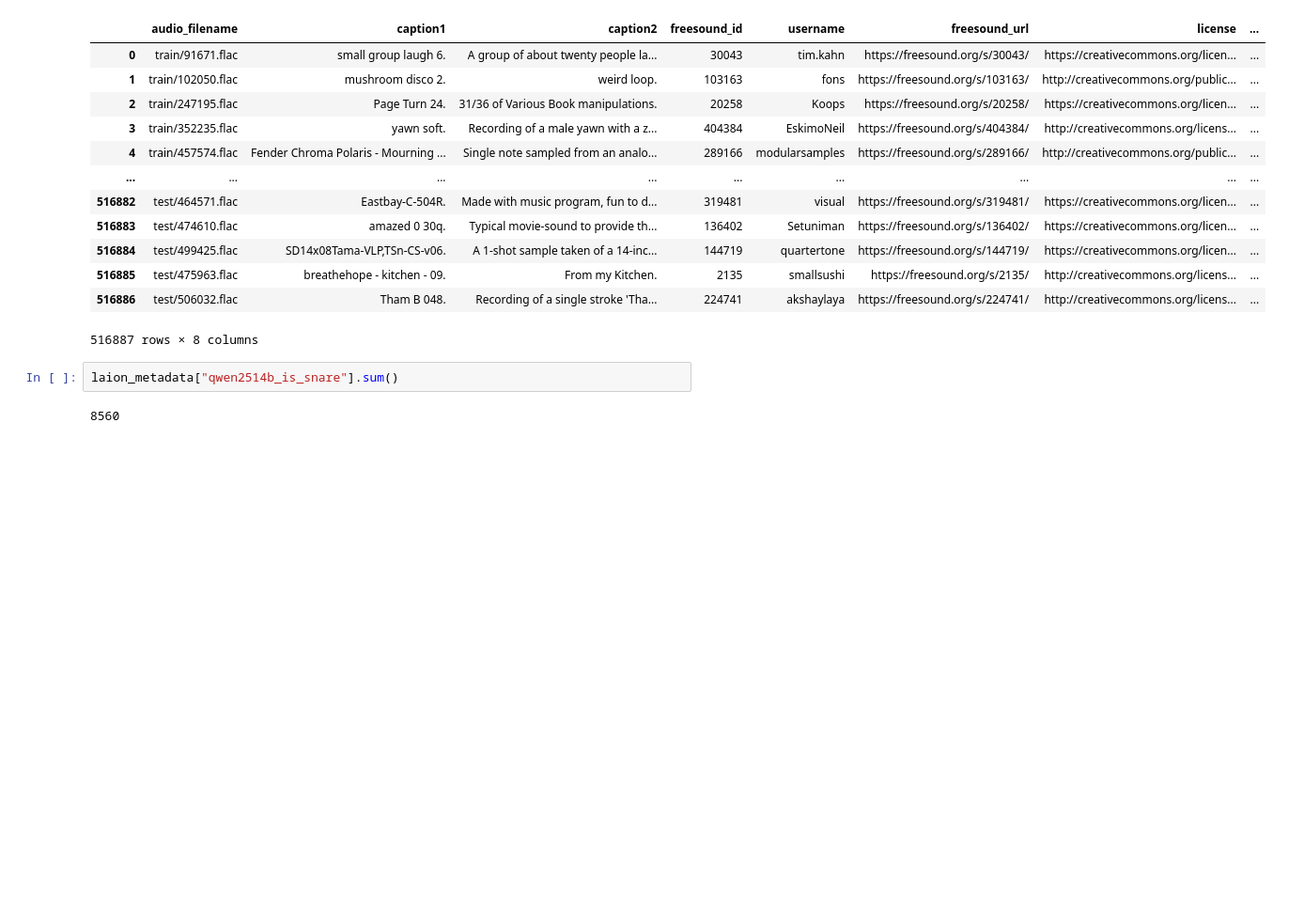
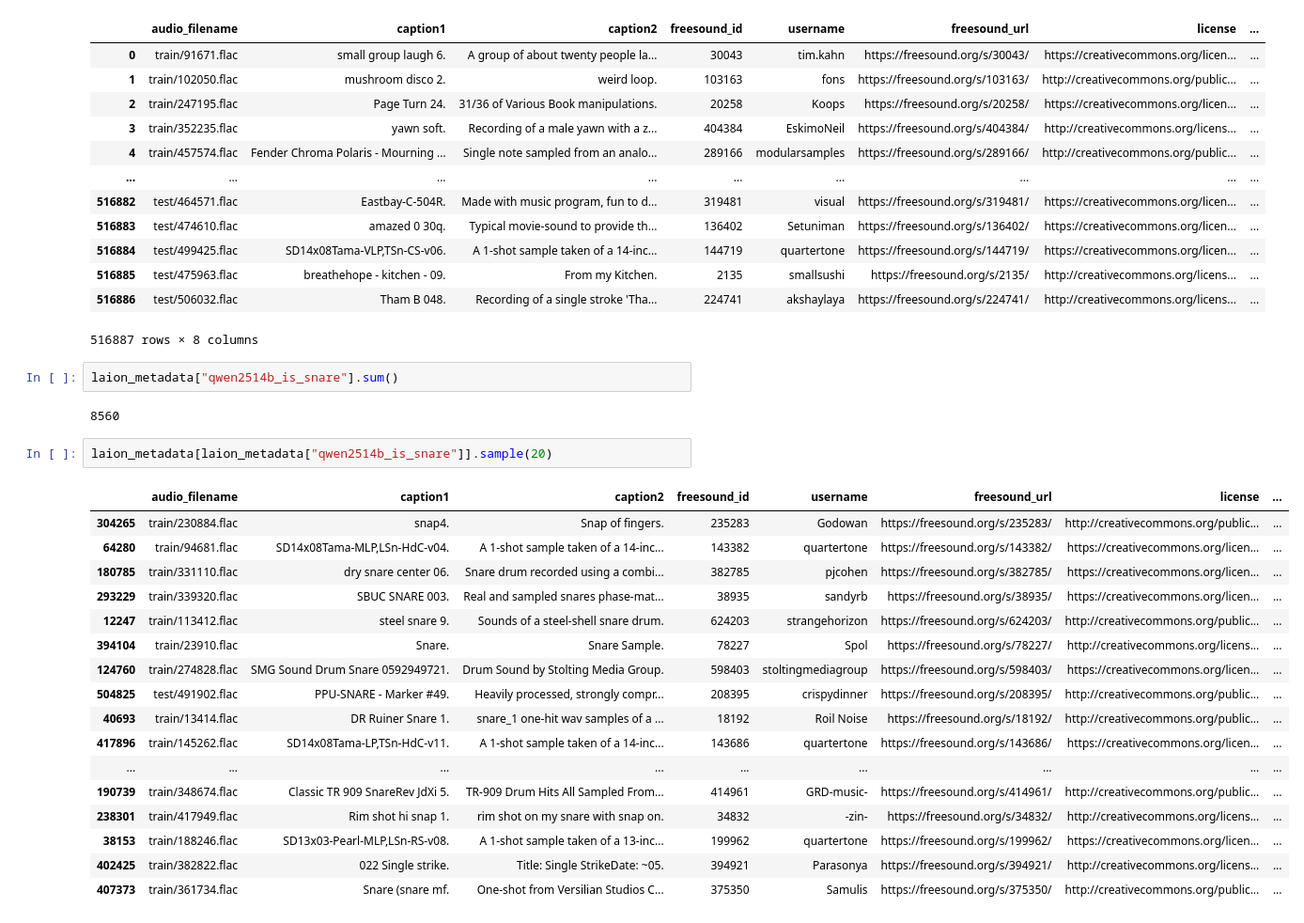
Before and after one commit to dzjkb/mgr2024, a Jupyter notebook: laion630k.ipynb, the cells around one changed output. Shown at 94% size. Saved outputs shown, nothing was run; the diff lists cells and outputs as text; blank space fills up the shorter version.

```diff
--- a/laion630k.ipynb
+++ b/laion630k.ipynb
@@ -208,3 +190,23 @@ laion_metadata
 laion_metadata["qwen2514b_is_snare"].sum()
 # %% [output]
 8560
+# %%
+laion_metadata[laion_metadata["qwen2514b_is_snare"]].sample(20)
+# %% [output]
+|  | audio_filename | caption1 | caption2 | freesound_id | username | freesound_url | license | ... |
+| 304265 | train/230884.flac | snap4. | Snap of fingers. | 235283 | Godowan | https://freesound.org/s/235283/ | http://creativecommons.org/public... | ... |
+| 64280 | train/94681.flac | SD14x08Tama-MLP,LSn-HdC-v04. | A 1-shot sample taken of a 14-inc... | 143382 | quartertone | https://freesound.org/s/143382/ | https://creativecommons.org/licen... | ... |
+| 180785 | train/331110.flac | dry snare center 06. | Snare drum recorded using a combi... | 382785 | pjcohen | https://freesound.org/s/382785/ | https://creativecommons.org/licen... | ... |
+| 293229 | train/339320.flac | SBUC SNARE 003. | Real and sampled snares phase-mat... | 38935 | sandyrb | https://freesound.org/s/38935/ | https://creativecommons.org/licen... | ... |
+| 12247 | train/113412.flac | steel snare 9. | Sounds of a steel-shell snare drum. | 624203 | strangehorizon | https://freesound.org/s/624203/ | http://creativecommons.org/public... | ... |
+| 394104 | train/23910.flac | Snare. | Snare Sample. | 78227 | Spol | https://freesound.org/s/78227/ | http://creativecommons.org/licens... | ... |
+| 124760 | train/274828.flac | SMG Sound Drum Snare 0592949721. | Drum Sound by Stolting Media Group. | 598403 | stoltingmediagroup | https://freesound.org/s/598403/ | https://creativecommons.org/licen... | ... |
+| 504825 | test/491902.flac | PPU-SNARE - Marker #49. | Heavily processed, strongly compr... | 208395 | crispydinner | https://freesound.org/s/208395/ | http://creativecommons.org/public... | ... |
+| 40693 | train/13414.flac | DR Ruiner Snare 1. | snare_1 one-hit wav samples of a ... | 18192 | Roil Noise | https://freesound.org/s/18192/ | http://creativecommons.org/public... | ... |
+| 417896 | train/145262.flac | SD14x08Tama-LP,TSn-HdC-v11. | A 1-shot sample taken of a 14-inc... | 143686 | quartertone | https://freesound.org/s/143686/ | https://creativecommons.org/licen... | ... |
+| ... | ... | ... | ... | ... | ... | ... | ... | ... |
+| 190739 | train/348674.flac | Classic TR 909 SnareRev JdXi 5. | TR-909 Drum Hits All Sampled From... | 414961 | GRD-music- | https://freesound.org/s/414961/ | http://creativecommons.org/public... | ... |
+| 238301 | train/417949.flac | Rim shot hi snap 1. | rim shot on my snare with snap on. | 34832 | -zin- | https://freesound.org/s/34832/ | http://creativecommons.org/licens... | ... |
+| 38153 | train/188246.flac | SD13x03-Pearl-MLP,LSn-RS-v08. | A 1-shot sample taken of a 13-inc... | 199962 | quartertone | https://freesound.org/s/199962/ | https://creativecommons.org/licen... | ... |
+| 402425 | train/382822.flac | 022 Single strike. | Title: Single StrikeDate: ~05. | 394921 | Parasonya | https://freesound.org/s/394921/ | http://creativecommons.org/licens... | ... |
+| 407373 | train/361734.flac | Snare (snare mf. | One-shot from Versilian Studios C... | 375350 | Samulis | https://freesound.org/s/375350/ | http://creativecommons.org/public... | ... |
```
Also changed, not shown: parts of 1 cell of this notebook, 7 other files.
